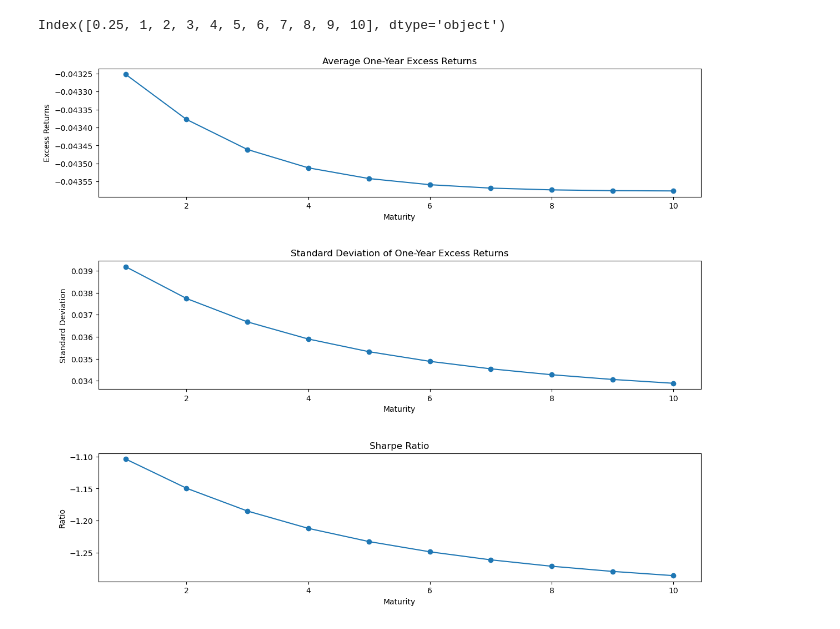
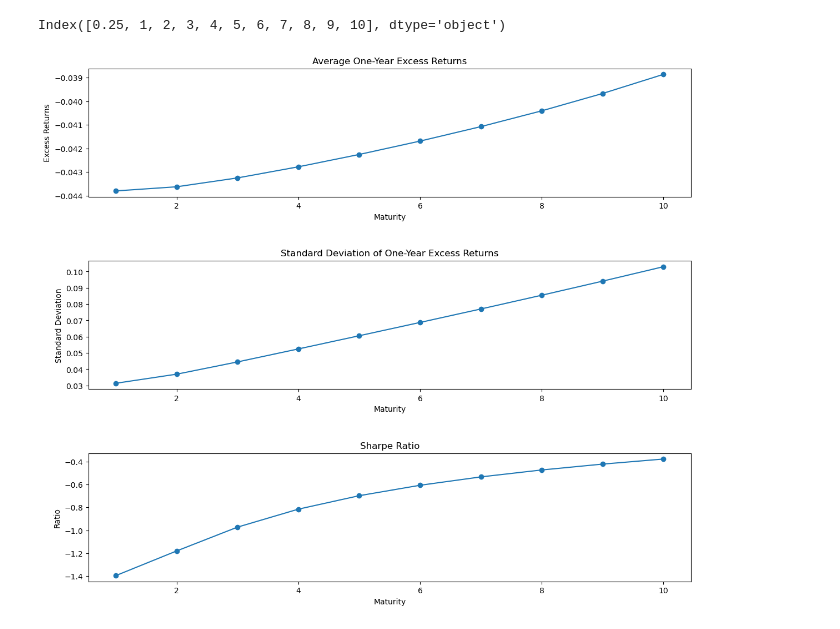
Before and after one commit to krishnapolasom/fixedincome, a Jupyter notebook: Problem Set 1.ipynb, the cells around one changed output. Cells and saved outputs as stored; diff of their text form; code cells hidden in the pictures.

```diff
--- a/Problem Set 1.ipynb
+++ b/Problem Set 1.ipynb
@@ -10,6 +10,7 @@ zeroyields = zeroyields.rename(columns={'Unnamed: 0': 'Date'})
 zeroyields['Date'] = pd.to_datetime(zeroyields['Date'])
 zeroyields.set_index('Date', inplace=True)
 zeroyields = zeroyields.astype(float)
+prices = (1 / (1 + zeroyields)) ** zeroyields.columns.astype(float)
 # %%
 zeroyields
 # %% [output]
@@ -95,37 +96,40 @@ short_rate = zeroyields[0.25]
 # Shift the short rate by one year
 short_rate_one_year_ago = short_rate.shift(12)
 # Excess return calculation using short rate from one year ago
-one_year_returns = zeroyields.diff(periods=12)
+one_year_yield_changes = zeroyields.diff(periods=12)
+previous_prices = prices.shift(periods=12)
 
+# Calculate the one-year returns
+one_year_returns = prices / previous_prices - 1
 excess_returns = one_year_returns.subtract(short_rate_one_year_ago, axis=0)
 
 excess_returns_mean = excess_returns.mean()
 excess_returns_std = excess_returns.std()
 maturities = zeroyields.columns
 sharpe_ratio = excess_returns_mean / excess_returns_std
 
 plt.figure(figsize=(14, 12))
 
 plt.subplot(3, 1, 1)
 plt.plot(maturities[1:], excess_returns_mean[1:], marker='o')
 plt.title('Average One-Year Excess Returns')
 plt.xlabel('Maturity')
 plt.ylabel('Excess Returns')
 
 plt.subplot(3, 1, 2)
 plt.plot(maturities[1:], excess_returns_std[1:], marker='o')
 plt.title('Standard Deviation of One-Year Excess Returns')
 plt.xlabel('Maturity')
 plt.ylabel('Standard Deviation')
 
 plt.subplot(3, 1, 3)
 plt.plot(maturities[1:], sharpe_ratio[1:], marker='o')
 plt.title('Sharpe Ratio')
 plt.xlabel('Maturity')
 plt.ylabel('Ratio')
 
 plt.subplots_adjust(hspace=0.5)  # Adjust vertical spacing
 
 plt.show()
 # %% [output]
-[figure, old version]
+[figure, new version]
```
Also changed, not shown: parts of 10 cells of this notebook.
